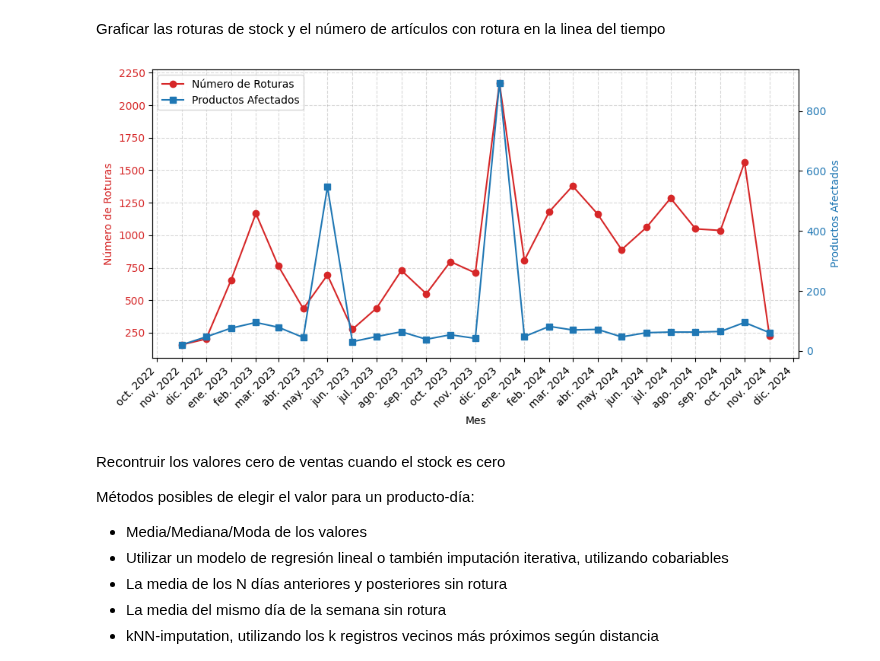
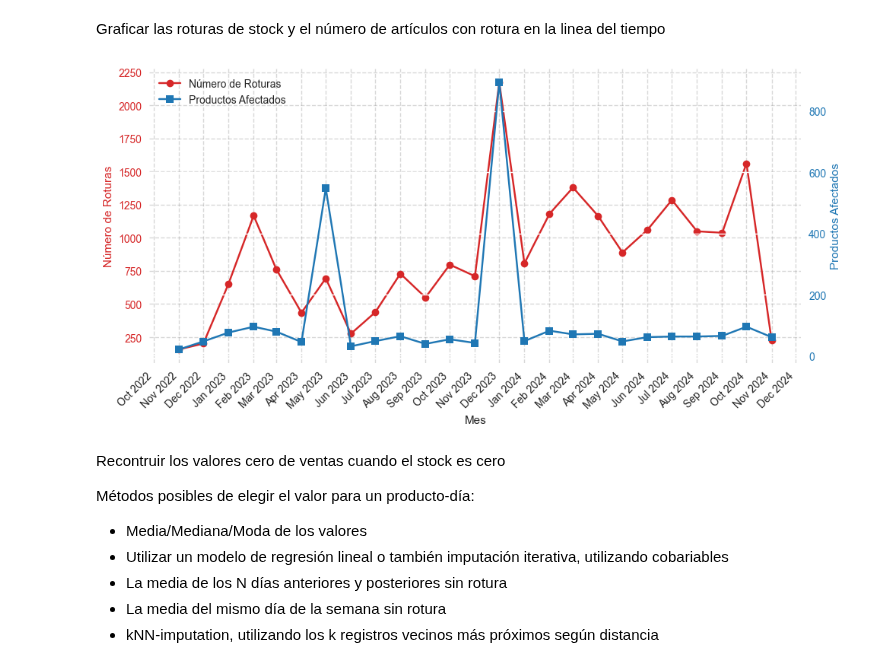
Before and after one commit to jmorala/TFMDS, a Jupyter notebook: cuadernos/01_Creacion_datos.ipynb, the cells around one changed output. Drawn from its saved outputs; the diff is of its cells as text; code cells hidden in the pictures.

```diff
--- a/cuadernos/01_Creacion_datos.ipynb
+++ b/cuadernos/01_Creacion_datos.ipynb
@@ -666,6 +655,8 @@ Graficar las roturas de stock y el número de artículos con rotura en la linea
 # %%
 import matplotlib.pyplot as plt
 import matplotlib.dates as mdates
+
+plt.style.use('seaborn-v0_8')
 
 # gráfico de roturas por mes y cuantía de productos afectados
 fig, ax1 = plt.subplots(figsize=(10, 5))
@@ -673,34 +664,34 @@ ax2 = ax1.twinx()
 
 x = roturas_por_mes.index.to_timestamp()
 ax1.plot(x, roturas_por_mes['num_roturas'], color='tab:red', marker='o', label='Número de Roturas')
 ax2.plot(x, roturas_por_mes['productos_afectados'], color='tab:blue', marker='s', label='Productos Afectados')
 
 # fondo blanco pero mostrar líneas de fondo (grid)
 fig.patch.set_facecolor('white')
 ax1.set_facecolor('white')
 ax1.grid(True, which='major', linestyle='--', color='gray', alpha=0.3)
 
 # etiquetas y colores
 ax1.set_xlabel('Mes')
 ax1.set_ylabel('Número de Roturas', color='tab:red')
 ax2.set_ylabel('Productos Afectados', color='tab:blue')
 ax1.tick_params(axis='y', labelcolor='tab:red')
 ax2.tick_params(axis='y', labelcolor='tab:blue')
 
 # ticks mensuales y formato legible
 ax1.xaxis.set_major_locator(mdates.MonthLocator(interval=1))
 ax1.xaxis.set_major_formatter(mdates.DateFormatter('%b %Y'))
 plt.setp(ax1.get_xticklabels(), rotation=45, ha='right')
 
 # leyenda combinada
 lines1, labels1 = ax1.get_legend_handles_labels()
 lines2, labels2 = ax2.get_legend_handles_labels()
 ax1.legend(lines1 + lines2, labels1 + labels2, loc='upper left')
 
 fig.tight_layout()
 plt.show()
 # %% [output]
-[figure, old version]
+[figure, new version]
 # %% [markdown]
 Recontruir los valores cero de ventas cuando el stock es cero
 
```
Also changed, not shown: parts of 16 cells of this notebook, 6 other files.
